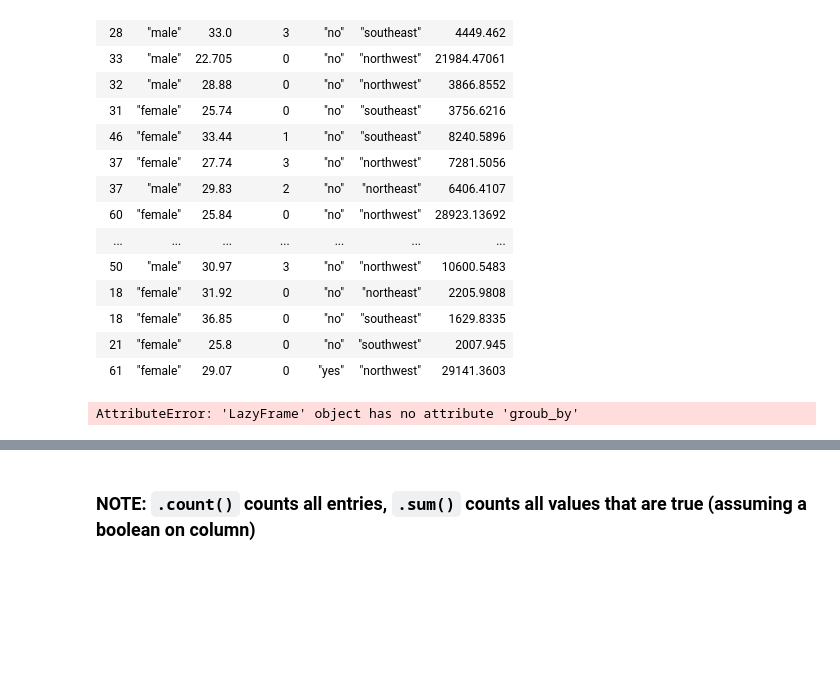
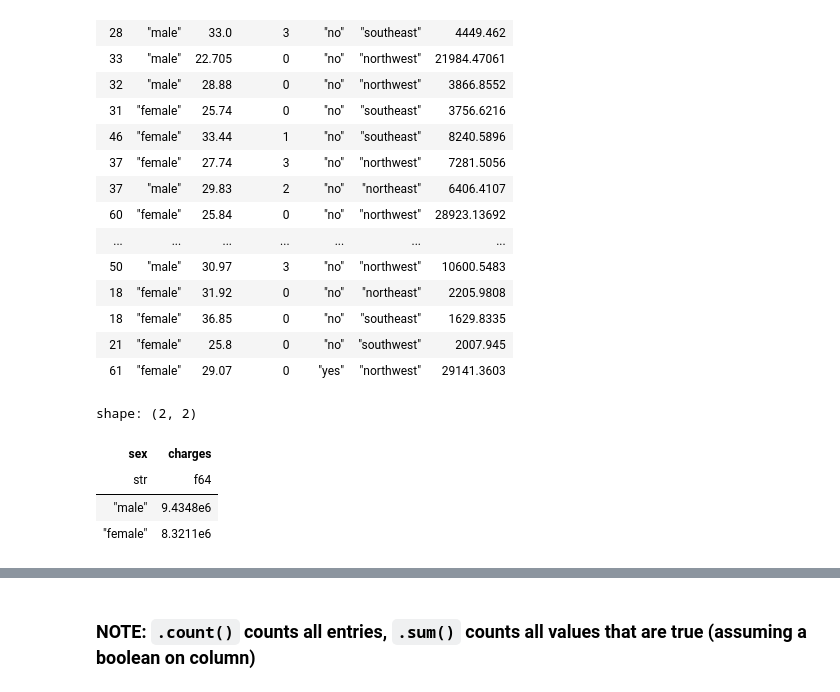
Before and after one commit to ethanmsl/polar-jupyter, a Jupyter notebook: polars-local.ipynb, the cells around one changed output, grey strips where cells are left out. Drawn from its saved outputs; the diff is of its cells as text; code cells hidden in the pictures; blank space fills up the shorter version.

```diff
--- a/polars-local.ipynb
+++ b/polars-local.ipynb
@@ -277,13 +285,17 @@ shape: (1_338, 7)
 # %%
 (
     pl.scan_csv("data/insurance.csv")
-    .groub_by(by="sex")
+    .group_by(by="sex")
     .agg(
-            [pl.col("charges").sum()]
+        [pl.col("charges").sum()]
         )
 ).collect()
 # %% [output]
-AttributeError: 'LazyFrame' object has no attribute 'groub_by'
+shape: (2, 2)
+| sex | charges |
+| str | f64 |
+| "male" | 9.4348e6 |
+| "female" | 8.3211e6 |
 # %%
 q = (
     pl.scan_csv("data/insurance.csv")
```
Also changed, not shown: parts of 9 cells of this notebook, 1 other file.
